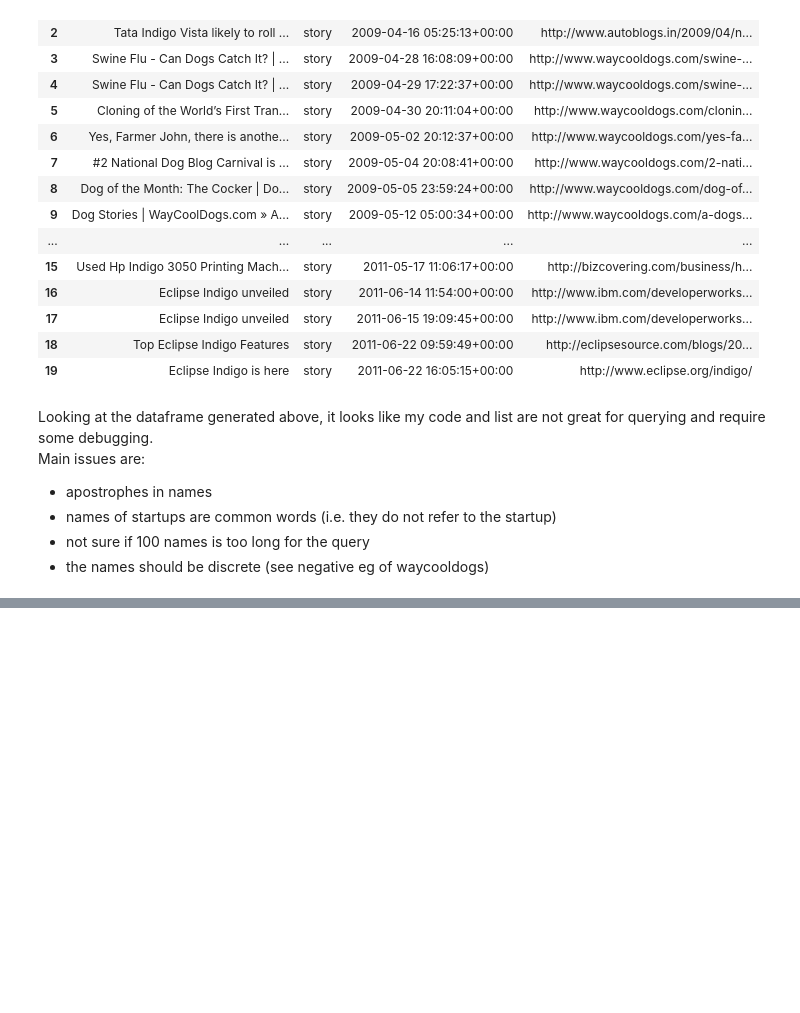
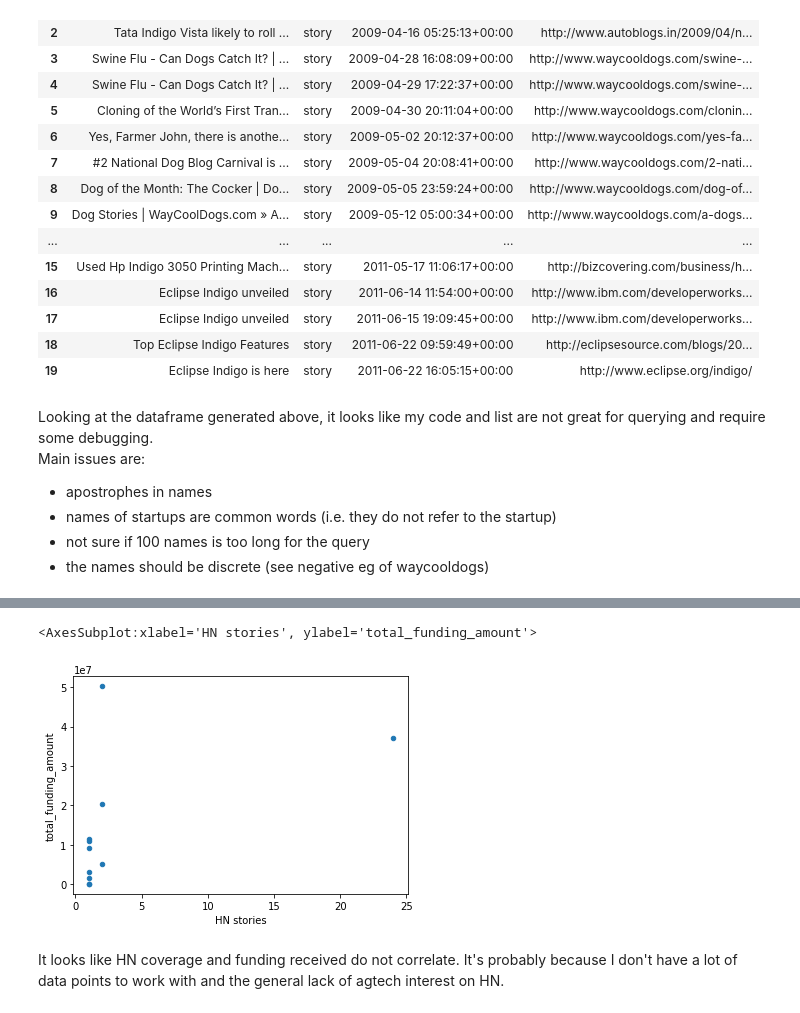
Before and after one commit to fangningtan/hackernews-agtech, a Jupyter notebook: bigquery_test.ipynb, the cells around one changed output, grey strips where cells are left out. Saved outputs shown, nothing was run; the diff lists cells and outputs as text; code cells hidden in the pictures; blank space fills up the shorter version.

```diff
--- a/bigquery_test.ipynb
+++ b/bigquery_test.ipynb
@@ -381,0 +405,3 @@ Since these stories are the about the startup, I might consider removing 'Bounti
+# %%
+yc_ag_stories = yc_ag_stories[~yc_ag_stories.title.str.contains('(t|T)ule (e|E)lk')]
+yc_ag_stories
@@ -381,0 +560,10 @@ Since these stories are the about the startup, I might consider removing 'Bounti
+# %%
+# create a function that creates a new column indicating which startup is mentioned in the title column
+import numpy as np
+
+# create a list containing the conditions for mutating the new column
+conditions = list(map(yc_ag_stories['title'].str.contains, regex_names))
+
+# create new column
+yc_ag_stories.loc[:,'startup']=np.select(conditions, yc_ag_list)
+yc_ag_stories
@@ -381,0 +618,3 @@ Since these stories are the about the startup, I might consider removing 'Bounti
+# %%
+yc_ag_mentions = yc_ag_stories.groupby(['startup']).size().reset_index(name='HN stories')
+yc_ag_mentions
@@ -381,0 +635,4 @@ Since these stories are the about the startup, I might consider removing 'Bounti
+# %%
+#join with the csv file to obtain table containing HN counts and funding data
+yc_ag_join = pd.merge(yc_agri_names, yc_ag_mentions, left_on='name', right_on='startup', how='left')
+yc_ag_join
@@ -381,0 +657,7 @@ Since these stories are the about the startup, I might consider removing 'Bounti
+# %%
+yc_ag_join.plot.scatter(x='HN stories', y='total_funding_amount')
+# %% [output]
+<AxesSubplot:xlabel='HN stories', ylabel='total_funding_amount'>
+[figure, added]
+# %% [markdown]
+It looks like HN coverage and funding received do not correlate. It's probably because I don't have a lot of data points to work with and the general lack of agtech interest on HN.
```
Also changed, not shown: parts of 57 cells of this notebook.
